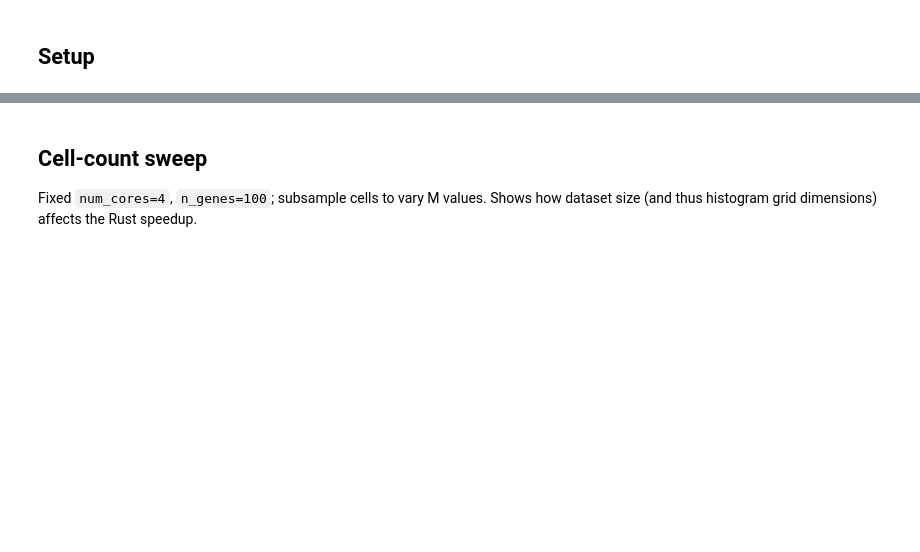
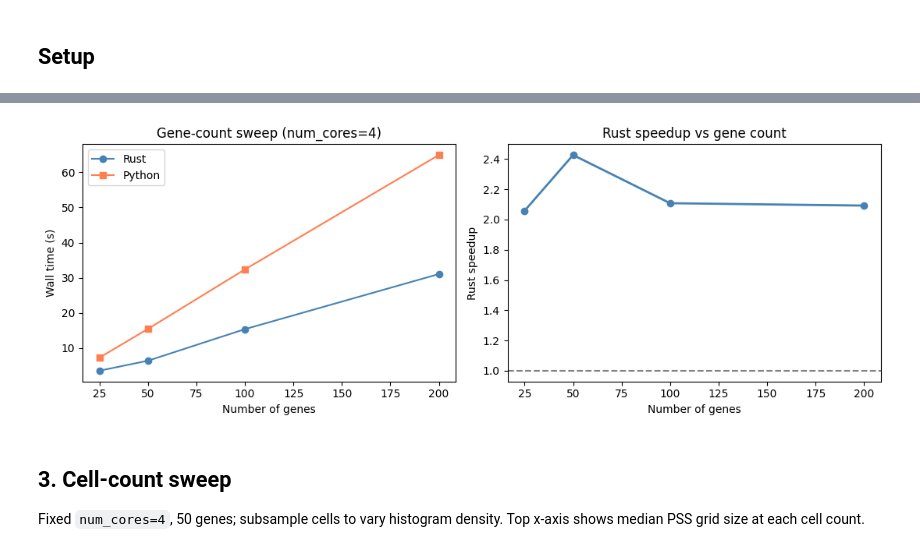
Before and after one commit to pachterlab/monod, a Jupyter notebook: demo_pbmc_inference_speed.ipynb, the cells around one changed output, grey strips where cells are left out. Drawn from its saved outputs; the diff is of its cells as text; code cells hidden in the pictures; blank space fills up the shorter version.

```diff
--- a/demo_pbmc_inference_speed.ipynb
+++ b/demo_pbmc_inference_speed.ipynb
@@ -92,13 +83,12 @@ Each configuration is timed once. For a more stable estimate increase `N_RUNS`.
 # %%
-CORE_COUNTS = [1, 2, 4, 8]
+CORE_COUNTS  = [1, 2, 4, 8]
+N_GENES_CORE = 50
 
-results = {}  # (num_cores, has_rust) -> elapsed seconds
+core_results = {}
 
-np.random.seed(0)
-for num_cores in CORE_COUNTS:
+for nc in CORE_COUNTS:
     for has_rust in (True, False):
-        label = f'cores={num_cores}, rust={has_rust}'
-        print(f'Running {label} ...', end=' ', flush=True)
-        t = run_inference(num_cores, has_rust)
-        results[(num_cores, has_rust)] = t
+        print(f'cores={nc}, rust={has_rust} ...', end=' ', flush=True)
+        t = time_full_pipeline(H5AD_PATH, N_GENES_CORE, nc, has_rust)
+        core_results[(nc, has_rust)] = t
         print(f'{t:.1f}s')
@@ -184,0 +143,11 @@ for n_genes in GENE_COUNTS:
+# %%
+GENE_COUNTS  = [25, 50, 100, 200]
+SWEEP_CORES  = 4
+gene_results = {}
+
+for n_genes in GENE_COUNTS:
+    for has_rust in (True, False):
+        print(f'n_genes={n_genes}, rust={has_rust} ...', end=' ', flush=True)
+        t = time_full_pipeline(H5AD_PATH, n_genes, SWEEP_CORES, has_rust)
+        gene_results[(n_genes, has_rust)] = t
+        print(f'{t:.1f}s')
@@ -185,30 +179,28 @@ for n_genes in GENE_COUNTS:
 # %%
 fig, axes = plt.subplots(1, 2, figsize=(11, 4))
 
-gr_rust   = [gene_results[(n, True)]  for n in GENE_COUNTS]
-gr_python = [gene_results[(n, False)] for n in GENE_COUNTS]
+gr_rust    = [gene_results[(n, True)]  for n in GENE_COUNTS]
+gr_python  = [gene_results[(n, False)] for n in GENE_COUNTS]
 gr_speedup = [gene_results[(n, False)] / gene_results[(n, True)] for n in GENE_COUNTS]
 
 ax = axes[0]
 ax.plot(GENE_COUNTS, gr_rust,   'o-', color='steelblue', label='Rust')
 ax.plot(GENE_COUNTS, gr_python, 's-', color='coral',     label='Python')
-ax.set_xlabel('Number of genes')
-ax.set_ylabel('Wall time (s)')
-ax.set_title(f'Inference time vs gene count (num_cores={SWEEP_CORES})')
+ax.set_xlabel('Number of genes'); ax.set_ylabel('Wall time (s)')
+ax.set_title(f'Gene-count sweep (num_cores={SWEEP_CORES})')
 ax.legend()
 
 ax = axes[1]
 ax.plot(GENE_COUNTS, gr_speedup, 'o-', color='steelblue', linewidth=2)
-ax.axhline(1, linestyle='--', color='gray', linewidth=1)
-ax.set_xlabel('Number of genes')
-ax.set_ylabel('Rust speedup over Python')
+ax.axhline(1, linestyle='--', color='gray')
+ax.set_xlabel('Number of genes'); ax.set_ylabel('Rust speedup')
 ax.set_title('Rust speedup vs gene count')
-
-fig.tight_layout()
-plt.show()
+fig.tight_layout(); plt.show()
+# %% [output]
+[figure, added]
-# %% [markdown]
-## Cell-count sweep
-
-Fixed `num_cores=4`, `n_genes=100`; subsample cells to vary M values.
-Shows how dataset size (and thus histogram grid dimensions) affects the Rust speedup.
+# %% [markdown]
+## 3. Cell-count sweep
+
+Fixed `num_cores=4`, 50 genes; subsample cells to vary histogram density.
+Top x-axis shows median PSS grid size at each cell count.
 # %%
```
Also changed, not shown: parts of 20 cells of this notebook, 2 other files.
